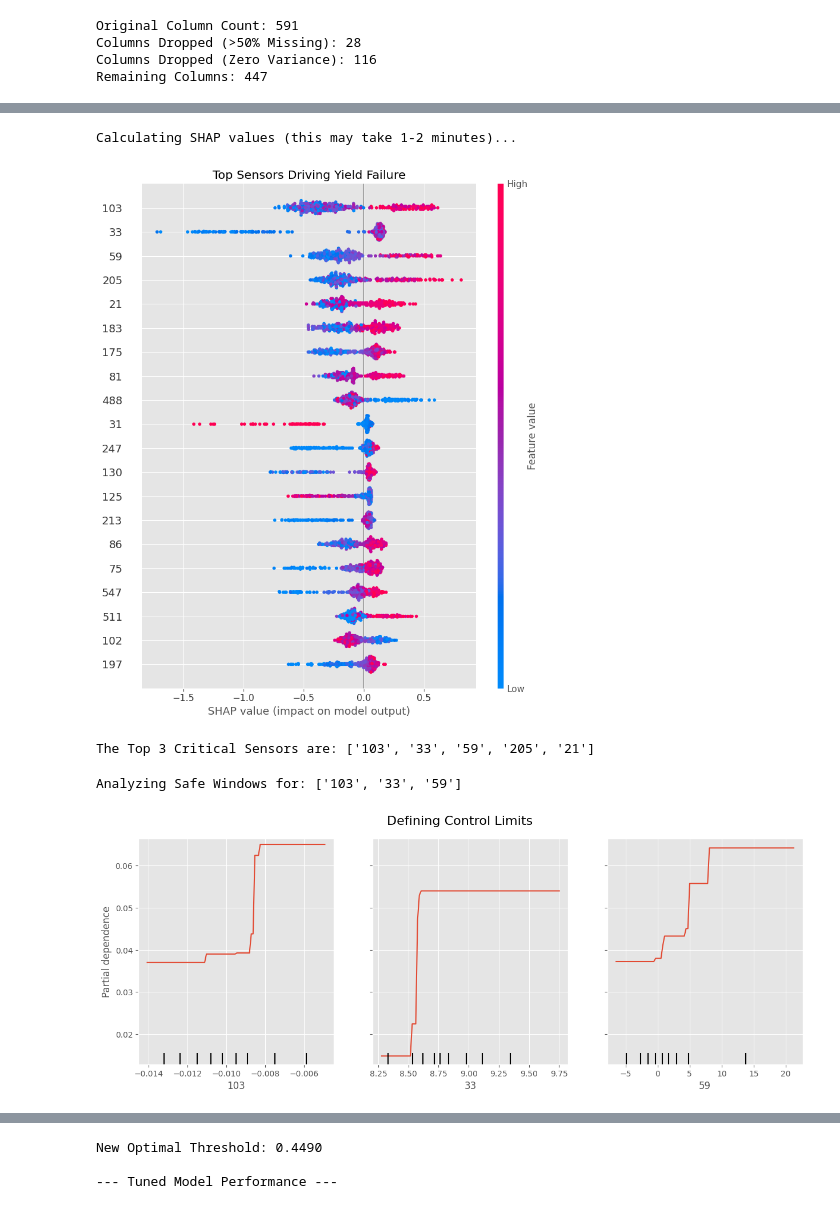
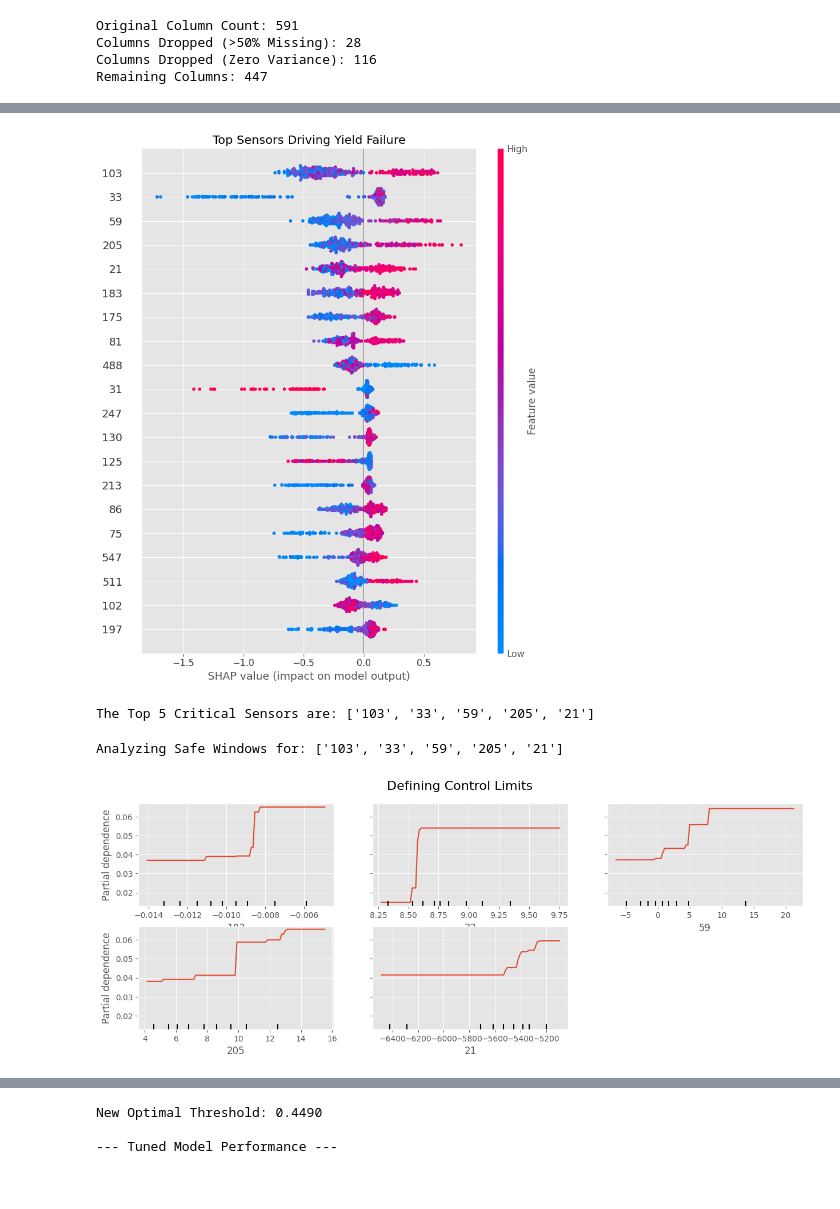
Before and after one commit to yuvipaloozie/Semiconductor-Yield-Optimization-and-RCA, a Jupyter notebook: SECOMGoldenBatch.ipynb, the cells around one changed output, grey strips where cells are left out. Cells and saved outputs as stored; diff of their text form; code cells hidden in the pictures.

```diff
--- a/SECOMGoldenBatch.ipynb
+++ b/SECOMGoldenBatch.ipynb
@@ -291,9 +255,7 @@ ROC-AUC Score: 0.634
 
 import shap
 
-# 2. Create the Explainer
-# We use TreeExplainer because XGBoost is a tree-based model
-print("Calculating SHAP values (this may take 1-2 minutes)...")
+# use TreeExplainer because XGBoost is a tree-based model
 explainer = shap.TreeExplainer(model)
 shap_values = explainer.shap_values(X_test_imputed)
 
@@ -302,58 +264,47 @@ plt.title("Top Sensors Driving Yield Failure")
 shap.summary_plot(shap_values, X_test_imputed, show=False)
 plt.show()
 
-# 4. Extract Top 3 Features for the next phase
-# We sum the absolute SHAP values to find the biggest movers
 vals = np.abs(shap_values).mean(0)
 feature_importance = pd.DataFrame(list(zip(X_test_imputed.columns, vals)),
                                   columns=['col_name','feature_importance_vals'])
 feature_importance.sort_values(by=['feature_importance_vals'], ascending=False, inplace=True)
 top_features = feature_importance['col_name'].head(5).tolist()
 
-print(f"The Top 3 Critical Sensors are: {top_features}")
+print(f"The Top 5 Critical Sensors are: {top_features}")
 # %% [output]
+[figure, new version]
-Calculating SHAP values (this may take 1-2 minutes)...
+The Top 5 Critical Sensors are: ['103', '33', '59', '205', '21']
-[figure, old version]
-The Top 3 Critical Sensors are: ['103', '33', '59', '205', '21']
 # %%
 from sklearn.inspection import PartialDependenceDisplay
 
-# 1. Define the Top 3 features manually based on your SHAP plot
-# (We use the column names from your plot)
-top_features = ['103', '33', '59']
-
-# Ensure these match your actual column names (likely 'Sensor_103' etc.)
-# Let's auto-detect the right names just in case they have prefixes
 cols = X_test_imputed.columns
 mapped_features = []
 for f in top_features:
-    # Find column that ends with the number (e.g. '103' or 'Sensor_103')
     match = [c for c in cols if c.endswith(f'_{f}') or c == f]
     if match:
         mapped_features.append(match[0])
     else:
-        # Fallback if names are simple integers disguised as strings
         mapped_features.append(f)
 
 print(f"Analyzing Safe Windows for: {mapped_features}")
 
 # 2. Plot Partial Dependence
 # This shows: As Sensor X increases, how does Failure Probability change?
 fig, ax = plt.subplots(figsize=(15, 5))
 display = PartialDependenceDisplay.from_estimator(
     model,
     X_test_imputed,
     mapped_features,
     kind="average",
     ax=ax
 )
 
 plt.suptitle("Defining Control Limits", fontsize=16)
 plt.subplots_adjust(top=0.9) # Make room for title
 plt.show()
 # %% [output]
-Analyzing Safe Windows for: ['103', '33', '59']
+Analyzing Safe Windows for: ['103', '33', '59', '205', '21']
-[figure, old version]
+[figure, new version]
 # %%
 from sklearn.model_selection import RandomizedSearchCV
 
```
Also changed, not shown: parts of 13 cells of this notebook.
